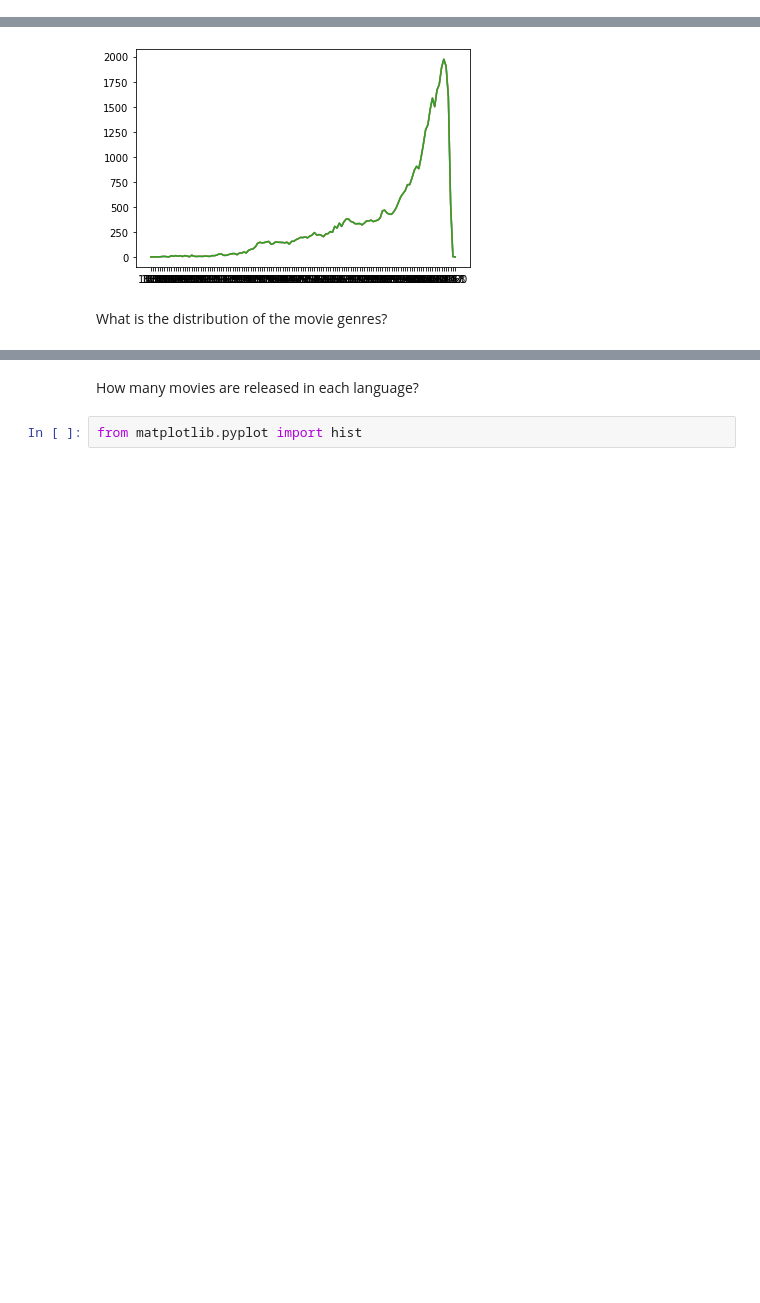
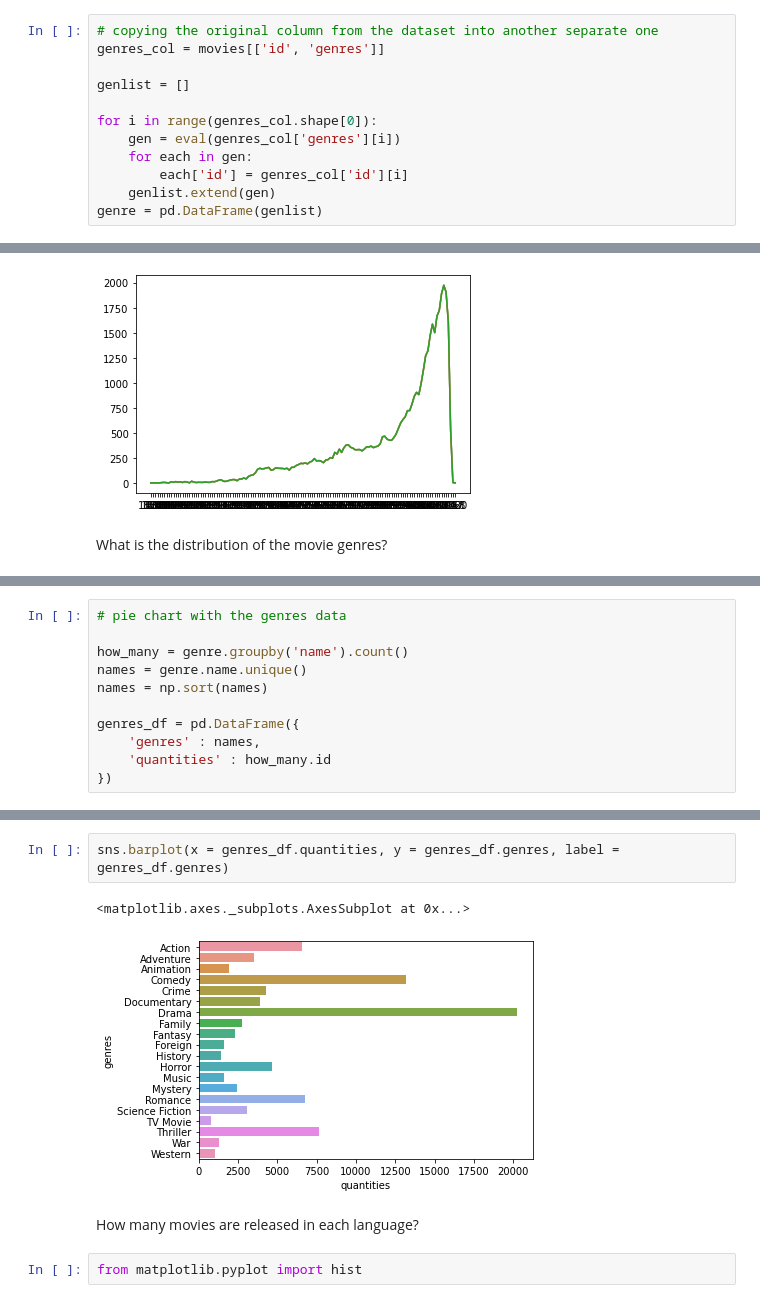
Before and after one commit to cleziac/Programming-Project, a Jupyter notebook: ds_programming_project.ipynb, the cells around one changed output, grey strips where cells are left out. Drawn from its saved outputs; the diff is of its cells as text; blank space fills up the shorter version.

```diff
--- a/ds_programming_project.ipynb
+++ b/ds_programming_project.ipynb
@@ -232,0 +152,12 @@ genres_df
+# %%
+# copying the original column from the dataset into another separate one
+genres_col = movies[['id', 'genres']]
+
+genlist = []
+
+for i in range(genres_col.shape[0]):
+    gen = eval(genres_col['genres'][i])
+    for each in gen:
+        each['id'] = genres_col['id'][i]
+    genlist.extend(gen)
+genre = pd.DataFrame(genlist)
@@ -374,0 +325,11 @@ plot = pie_genres_df.plot.pie(y='counts', figsize=(10, 10))
+# %%
+# pie chart with the genres data
+
+how_many = genre.groupby('name').count()
+names = genre.name.unique()
+names = np.sort(names)
+
+genres_df = pd.DataFrame({
+    'genres' : names,
+    'quantities' : how_many.id
+})
@@ -375,3 +357,8 @@ plot = pie_genres_df.plot.pie(y='counts', figsize=(10, 10))
+# %%
+sns.barplot(x = genres_df.quantities, y = genres_df.genres, label = genres_df.genres)
+# %% [output]
+<matplotlib.axes._subplots.AxesSubplot at 0x...>
+[figure, added]
 # %% [markdown]
 How many movies are released in each language?
 # %%
```
Also changed, not shown: parts of 55 cells of this notebook.
